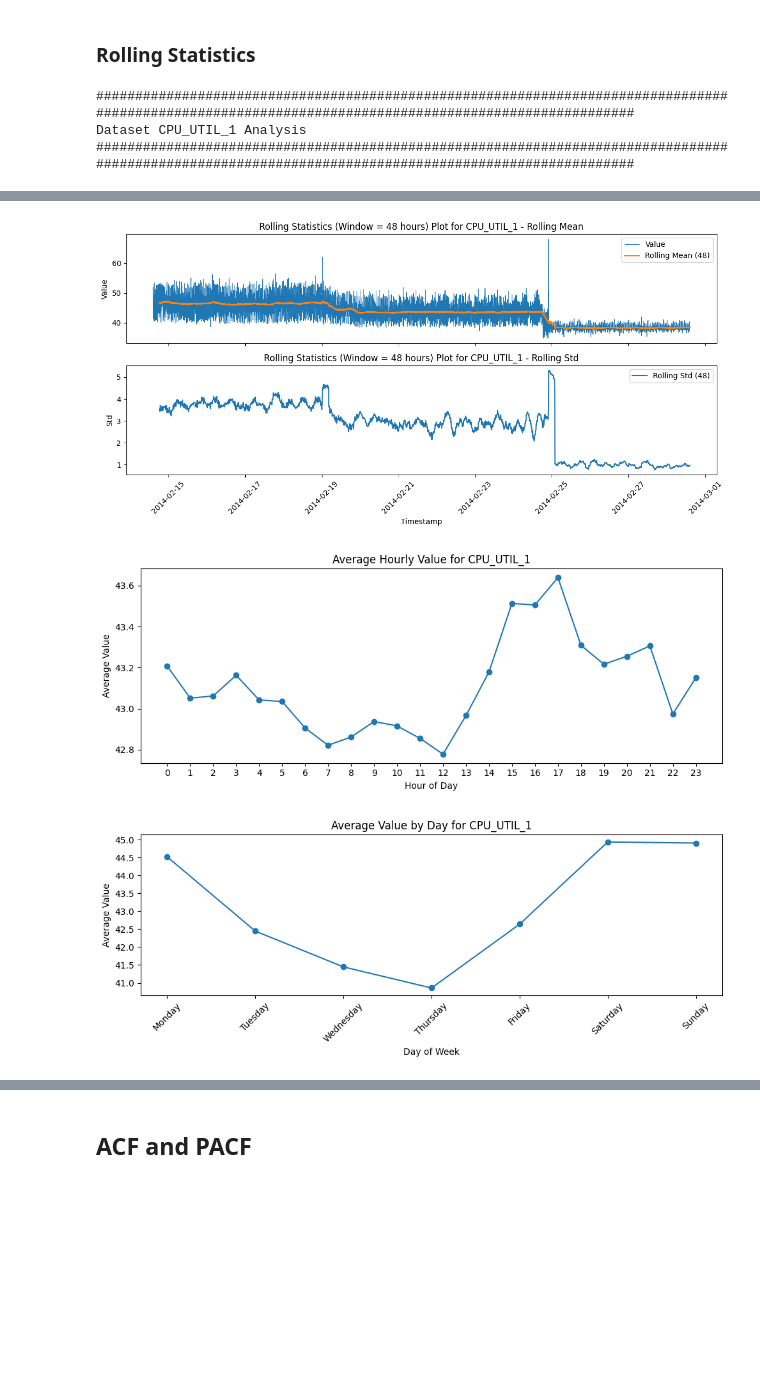
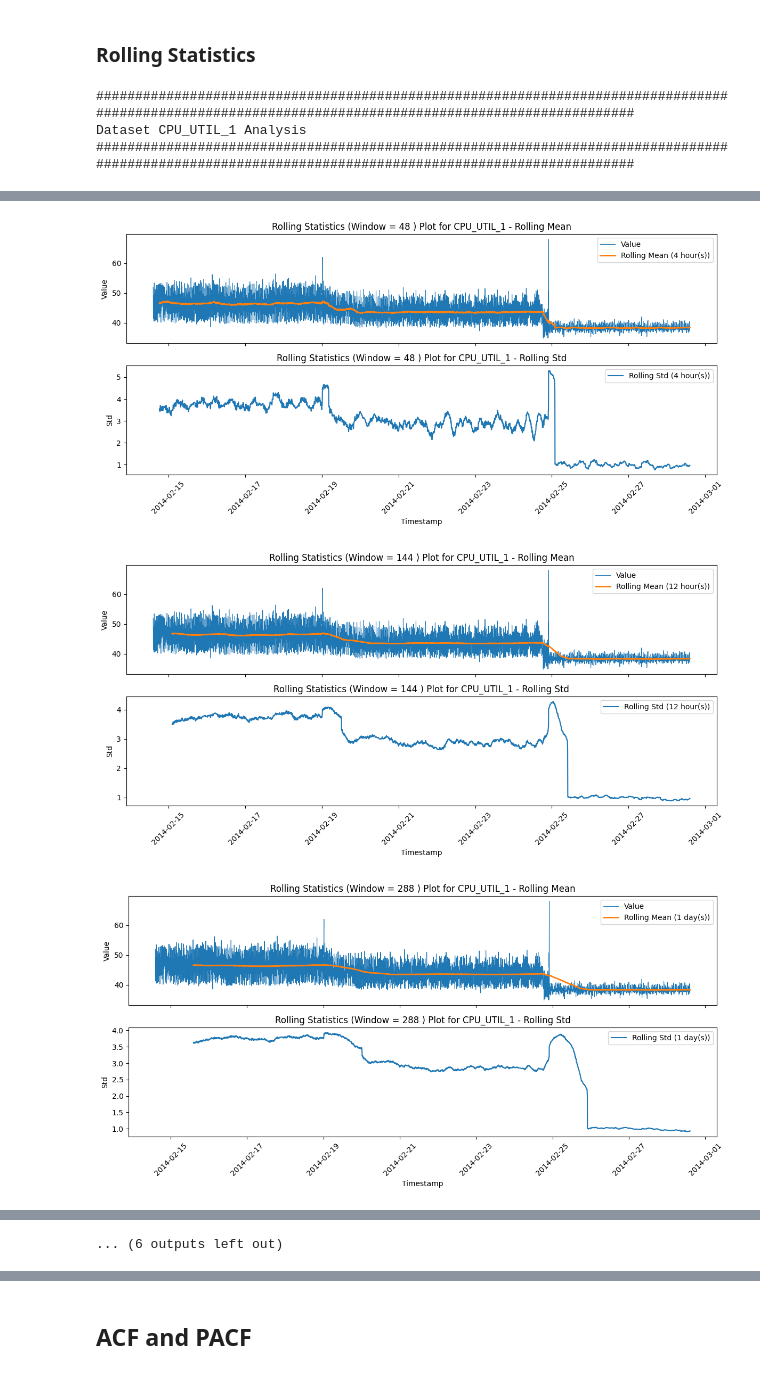
Before and after one commit to Umair-A-Mirza/cloud-alert-forecasting-internship-task, a Jupyter notebook: notebooks/eda.ipynb, the cells around one changed output, grey strips where cells are left out. Cells and saved outputs as stored; diff of their text form; code cells hidden in the pictures; blank space fills up the shorter version.

Commit message:
Fixed rolling statistics issue with window and time-delta usage, narrowed scope to CPU files to begin modeling.

```diff
--- a/notebooks/eda.ipynb
+++ b/notebooks/eda.ipynb
@@ -28,9 +26,7 @@ Note that in all cases, the data is structured with time-stamps and a singular v
 # %%
 files_map = {
     'CPU_UTIL_1': 'ec2_cpu_utilization_5f5533.csv',
-    'DISK_WRITE_': 'ec2_disk_write_bytes_c0d644.csv',
-    'NETWORK_IN_1': 'ec2_network_in_5abac7.csv',
-    'REQUEST_COUNT': 'elb_request_count_8c0756.csv'
+    'CPU_UTIL_2': 'ec2_cpu_utilization_53ea38.csv',
 }
 
 DATA_DIR = os.path.join(os.path.dirname(os.getcwd()), 'data')
@@ -71,10 +69,8 @@ def eda_1(dataset_name: str, df: pd.DataFrame, anomaly_windows: List[Tuple[pd.Ti
     plot_lag(df=df, anomaly_windows=anomaly_windows, lags=[1, 3, 6, 12, 48, 72, 144, 288])
     compute_anomaly_statistics(df=df, anomaly_windows=anomaly_windows, timestamp_col='timestamp', should_print=True)
 # %%
-dataset_name = 'CPU_UTIL_1'
-dataframe, anomaly_windows = dfs_map[dataset_name]
-
-eda_1(dataset_name=dataset_name, df=dataframe, anomaly_windows=anomaly_windows)
+for dataset_name, (dataframe, anomaly_windows) in dfs_map.items():
+    eda_1(dataset_name=dataset_name, df=dataframe, anomaly_windows=anomaly_windows)
 # %% [output]
 ######################################################################################################################################################
 Dataset CPU_UTIL_1 Analysis
@@ -117,16 +143,17 @@ Characteristics:
 # %% [markdown]
 ### Rolling Statistics
 # %%
-def eda_2(dataset_name: str, df: pd.DataFrame, windows: List[int]) -> None:
+def eda_2(dataset_name: str, df: pd.DataFrame, windows: List[int], sampling_interval: pd.Timedelta = pd.Timedelta(minutes=5)) -> None:
     print_banner(dataset_name=dataset_name)
     for window in windows:
-        plot_rolling_statistics(df=df, window=window, title=f'Rolling Statistics (Window = {window} hours) Plot for {dataset_name}')
+        plot_rolling_statistics(df=df, window=window, sampling_interval=sampling_interval, title=f'Rolling Statistics (Window = {window} ) Plot for {dataset_name}')
     plot_hourly_mean(df=df, title=f'Average Hourly Value for {dataset_name}')
     plot_dayofweek_mean(df=df, title=f'Average Value by Day for {dataset_name}')
     plot_boxplot_by_hour(df=df, title=f'Hourly Box-Plot for {dataset_name}')
     plot_boxplot_by_dayofweek(df=df, title=f'Day-of-Week Box-Plot for {dataset_name}')
 # %%
-eda_2(dataset_name=dataset_name, df=dataframe, windows=[24, 48])
+for dataset_name, (dataframe, anomaly_windows) in dfs_map.items():
+    eda_2(dataset_name=dataset_name, df=dataframe, windows=[12, 48, 144, 288])
 # %% [output]
 ######################################################################################################################################################
 Dataset CPU_UTIL_1 Analysis
@@ -135,3 +162,3 @@ Dataset CPU_UTIL_1 Analysis
-[figure, old version]
+[figure, new version]
-[figure, old version]
+[figure, new version]
-[figure, old version]
+[figure, new version]
@@ -140,3 +174,4 @@ Dataset CPU_UTIL_1 Analysis
+... (6 outputs left out)
 # %% [markdown]
 TODO: Could benefit from splitting the series and plotting the above for the two different operational levels.
 
```
Also changed, not shown: parts of 10 cells of this notebook, 2 other files.
